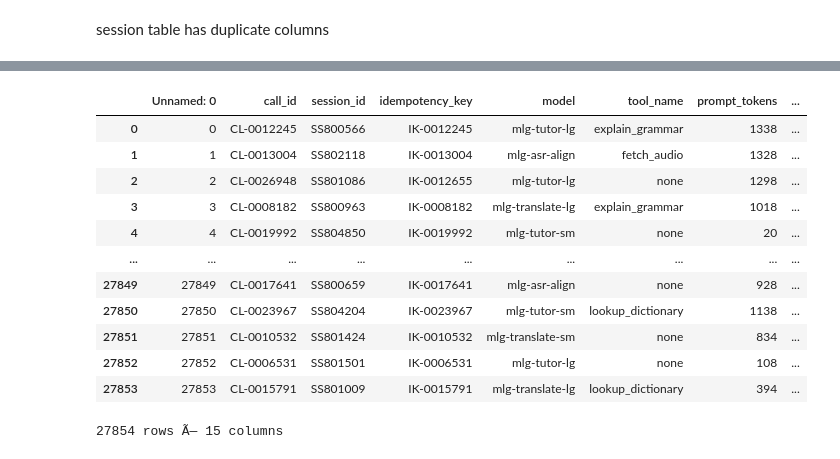
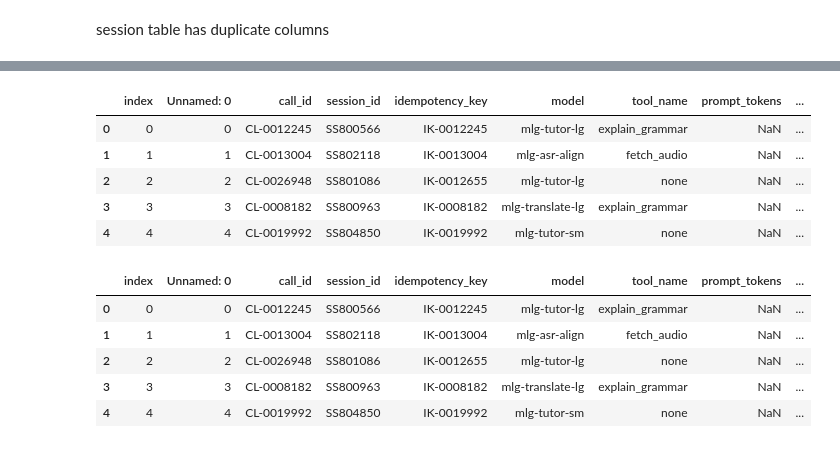
Before and after one commit to Christian-Suinyuy/skye8-ds-banboye-christian, a Jupyter notebook: src/agent_telimetry/notebooks/exploration.ipynb, the cells around one changed output, grey strips where cells are left out. Drawn from its saved outputs; the diff is of its cells as text; code cells hidden in the pictures.

```diff
--- a/src/agent_telimetry/notebooks/exploration.ipynb
+++ b/src/agent_telimetry/notebooks/exploration.ipynb
@@ -209,16 +205,27 @@ ModuleNotFoundError: No module named 'src'
+# %%
+llm_calls = pd.read_csv("../data/cleaned/llm_calls.csv")
+llm_calls.head()
+# %% [output]
+|  | index | Unnamed: 0 | call_id | session_id | idempotency_key | model | tool_name | prompt_tokens | ... |
+| 0 | 0 | 0 | CL-0012245 | SS800566 | IK-0012245 | mlg-tutor-lg | explain_grammar | NaN | ... |
+| 1 | 1 | 1 | CL-0013004 | SS802118 | IK-0013004 | mlg-asr-align | fetch_audio | NaN | ... |
+| 2 | 2 | 2 | CL-0026948 | SS801086 | IK-0012655 | mlg-tutor-lg | none | NaN | ... |
+| 3 | 3 | 3 | CL-0008182 | SS800963 | IK-0008182 | mlg-translate-lg | explain_grammar | NaN | ... |
+| 4 | 4 | 4 | CL-0019992 | SS804850 | IK-0019992 | mlg-tutor-sm | none | NaN | ... |
 # %%
-df1
+llm_calls['actual_cost'] = llm_calls.apply(lambda row: calculate_actual_cost(
+    model=row["model"],
+    completion_tokens=row["completion_tokens"],
+    input_tokens=row["prompt_tokens"]
+),
+axis=1
+)
-# %% [output]
-|  | Unnamed: 0 | call_id | session_id | idempotency_key | model | tool_name | prompt_tokens | ... |
-| 0 | 0 | CL-0012245 | SS800566 | IK-0012245 | mlg-tutor-lg | explain_grammar | 1338 | ... |
-| 1 | 1 | CL-0013004 | SS802118 | IK-0013004 | mlg-asr-align | fetch_audio | 1328 | ... |
-| 2 | 2 | CL-0026948 | SS801086 | IK-0012655 | mlg-tutor-lg | none | 1298 | ... |
-| 3 | 3 | CL-0008182 | SS800963 | IK-0008182 | mlg-translate-lg | explain_grammar | 1018 | ... |
-| 4 | 4 | CL-0019992 | SS804850 | IK-0019992 | mlg-tutor-sm | none | 20 | ... |
-| ... | ... | ... | ... | ... | ... | ... | ... | ... |
-| 27849 | 27849 | CL-0017641 | SS800659 | IK-0017641 | mlg-asr-align | none | 928 | ... |
-| 27850 | 27850 | CL-0023967 | SS804204 | IK-0023967 | mlg-tutor-sm | lookup_dictionary | 1138 | ... |
-| 27851 | 27851 | CL-0010532 | SS801424 | IK-0010532 | mlg-translate-sm | none | 834 | ... |
-| 27852 | 27852 | CL-0006531 | SS801501 | IK-0006531 | mlg-tutor-lg | none | 108 | ... |
-| 27853 | 27853 | CL-0015791 | SS801009 | IK-0015791 | mlg-translate-lg | lookup_dictionary | 394 | ... |
-27854 rows Ã— 15 columns
+# %%
+llm_calls.head()
+# %% [output]
+|  | index | Unnamed: 0 | call_id | session_id | idempotency_key | model | tool_name | prompt_tokens | ... |
+| 0 | 0 | 0 | CL-0012245 | SS800566 | IK-0012245 | mlg-tutor-lg | explain_grammar | NaN | ... |
+| 1 | 1 | 1 | CL-0013004 | SS802118 | IK-0013004 | mlg-asr-align | fetch_audio | NaN | ... |
+| 2 | 2 | 2 | CL-0026948 | SS801086 | IK-0012655 | mlg-tutor-lg | none | NaN | ... |
+| 3 | 3 | 3 | CL-0008182 | SS800963 | IK-0008182 | mlg-translate-lg | explain_grammar | NaN | ... |
+| 4 | 4 | 4 | CL-0019992 | SS804850 | IK-0019992 | mlg-tutor-sm | none | NaN | ... |
```
Also changed, not shown: parts of 7 cells of this notebook, 3 other files.
